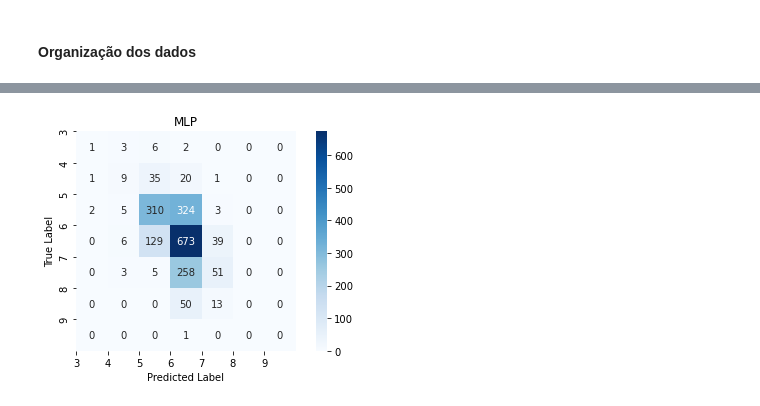
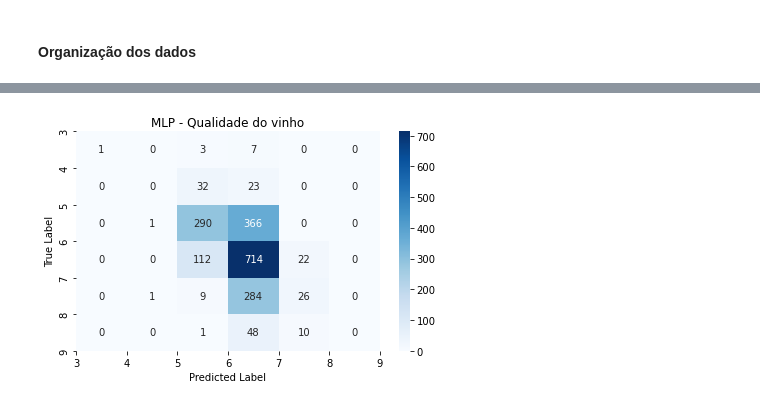
Before and after one commit to andressagomes26/pythonIA_Mentoring, a Jupyter notebook: 2. Machine Learning/Atividade/pythonIA_ML_winequality.ipynb, the cells around one changed output, grey strips where cells are left out. Saved outputs shown, nothing was run; the diff lists cells and outputs as text; code cells hidden in the pictures.

Commit message:
Finalizando análise de vinhos

```diff
--- a/2. Machine Learning/Atividade/pythonIA_ML_winequality.ipynb
+++ b/2. Machine Learning/Atividade/pythonIA_ML_winequality.ipynb
@@ -56,9 +54,8 @@ df
 # Extrai as features e os labels
 features, label = [], []
 def features_extraction(d):
-    features_list = []
     for i in range(len(d)):
-        features.append(d[i])
+        features.append(d[i][:12])
         label.append(d[i][12])
     return features, label
 
@@ -134,20 +136,5 @@ teste
 # %% [markdown]
 > 2 - Com essa mesma separação de dados construa uma rede neural que seja treinada com os dados de treinamento e depois classifique os dados de teste como qual o tipo de vinho (50 pontos)
-# %%
-# Extrai as features e os labels
-features, label = [], []
-def features_extraction(d):
-    features_list = []
-    for i in range(len(d)):
-        features.append(d[i][:12])
-        label.append(d[i][12])
-    return features, label
-
-d = df.to_numpy().tolist()
-features, label = features_extraction(d)
-
-# Divisão dos dados
-X_train, X_test, y_train, y_test = train_test_split(features,label,test_size=0.3)
 # %%
 def generate_MLP_model(X_train, y_train, X_test):
     classifier = MLPClassifier(hidden_layer_sizes=(100), max_iter=300,
@@ -201,9 +188,9 @@ features_quality, label_quality = features_extraction(d)
 X_train_Q, X_test_Q, y_train_Q, y_test_Q = train_test_split(features_quality,label_quality,test_size=0.3)
 
 def generate_MLP_model2(X_train, y_train, X_test):
-    classifier = MLPClassifier(hidden_layer_sizes=(100,100, 100), max_iter=300,
-                               activation = 'relu', solver='adam', random_state=1,
-                               verbose=True)
+    classifier = MLPClassifier(hidden_layer_sizes=(100,), max_iter=300,
+                               activation = 'relu', solver='adam', random_state=1)
+                               #verbose=True)
     classifier.fit(X_train, y_train)
     predicted = classifier.predict(X_test)
     return predicted
@@ -290,14 +204,13 @@ sns.heatmap(cm, annot=True, fmt='g', cmap='Blues').set(title="MLP", ylabel='True
 # %%
 cm = metrics.confusion_matrix(y_test_Q, result_Q)
-plt.imshow(cm, interpolation='nearest', cmap=cmap)
 
 targetNames = [3, 4, 5, 6, 7, 8, 9]
 tick_marks = [0, 1, 2, 3, 4, 5, 6]
 
-sns.heatmap(cm, annot=True, fmt='g', cmap='Blues').set(title="MLP", ylabel='True Label', xlabel='Predicted Label')
+sns.heatmap(cm, annot=True, fmt='g', cmap='Blues').set(title="MLP - Qualidade do vinho", ylabel='True Label', xlabel='Predicted Label')
 
 plt.xticks(tick_marks, np.array(targetNames))
 plt.yticks(tick_marks, np.array(targetNames))
 plt.tight_layout()
 # %% [output]
-[figure, old version]
+[figure, new version]
```
Also changed, not shown: parts of 13 cells of this notebook.
